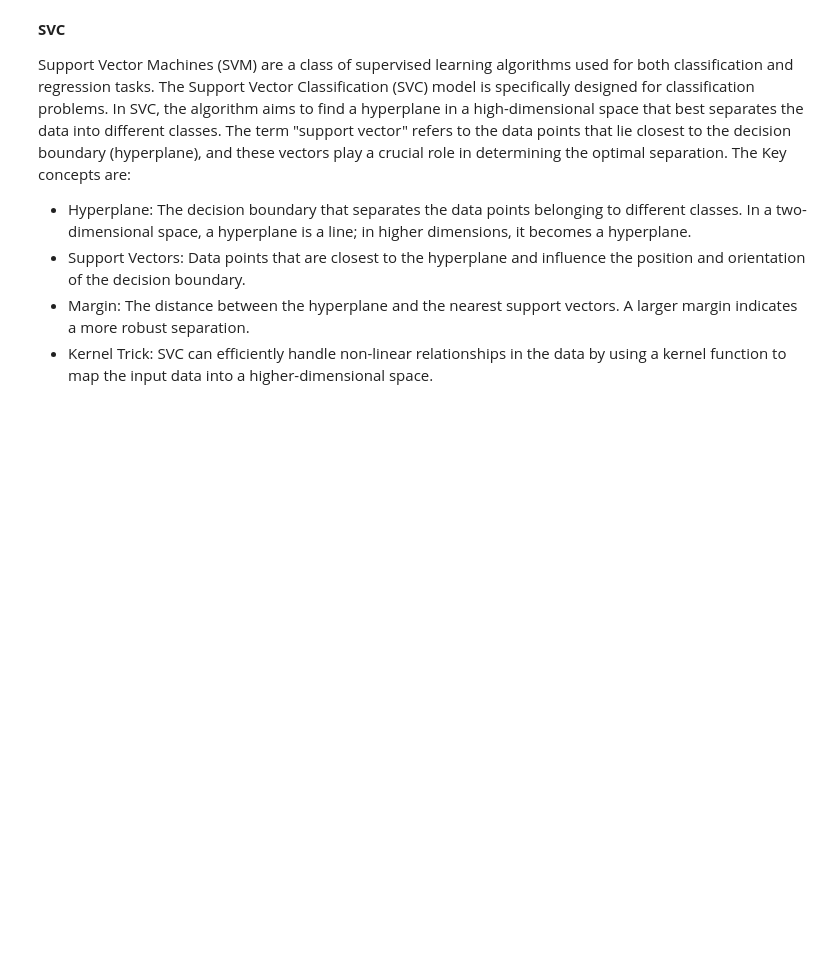
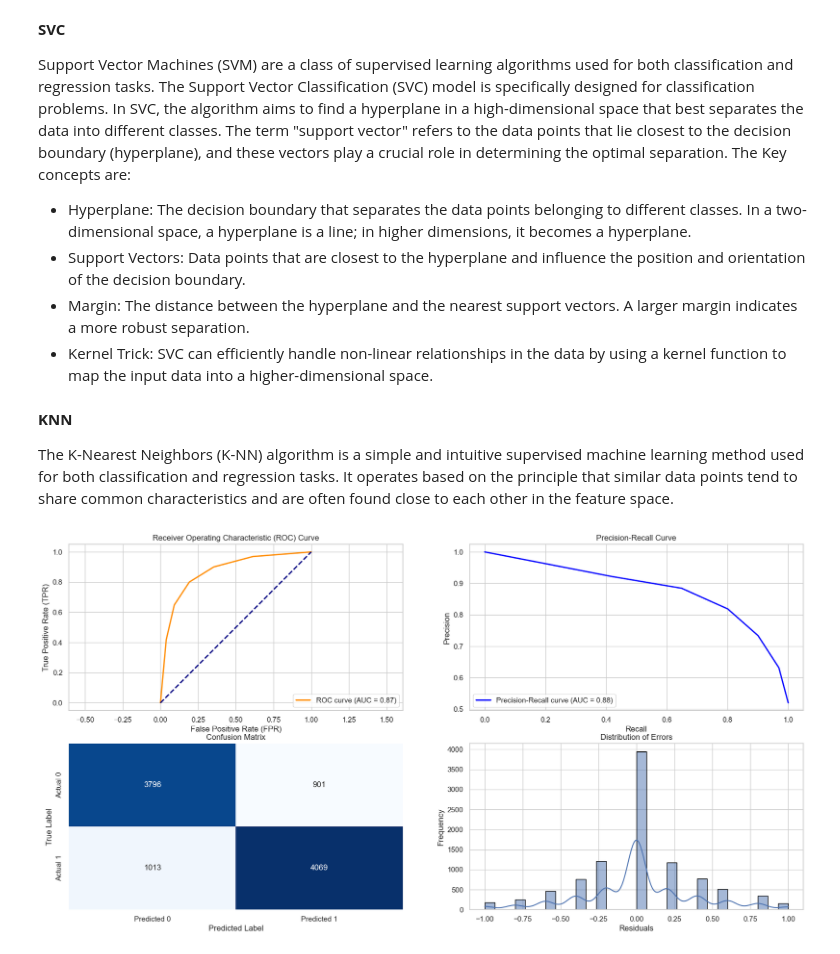
Before and after one commit to IsabellaPodavini/Machine_Learning, a Jupyter notebook: project.ipynb, the cells around one changed output. Drawn from its saved outputs; the diff is of its cells as text; code cells hidden in the pictures; blank space fills up the shorter version.

Commit message:
new models

```diff
--- a/project.ipynb
+++ b/project.ipynb
@@ -573,0 +582,10 @@ Support Vector Machines (SVM) are a class of supervised learning algorithms used
+# %% [markdown]
+**KNN**
+
+The K-Nearest Neighbors (K-NN) algorithm is a simple and intuitive supervised machine learning method used for both classification and regression tasks. It operates based on the principle that similar data points tend to share common characteristics and are often found close to each other in the feature space.
+# %%
+model = Model(KNeighborsClassifier(),'KNN', scaled=True)
+model.fit()
+model.visualize_metrics()
+# %% [output]
+[figure, added]
```
Also changed, not shown: parts of 35 cells of this notebook, 4 other files.
